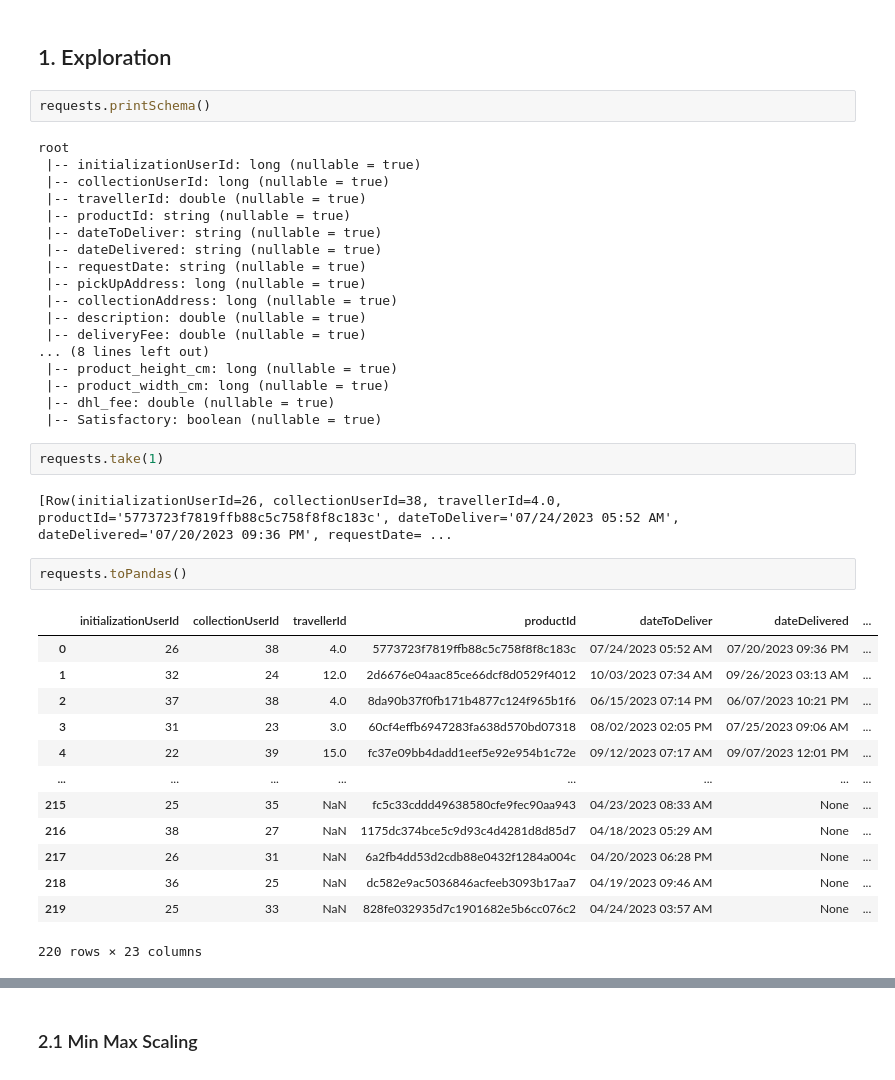
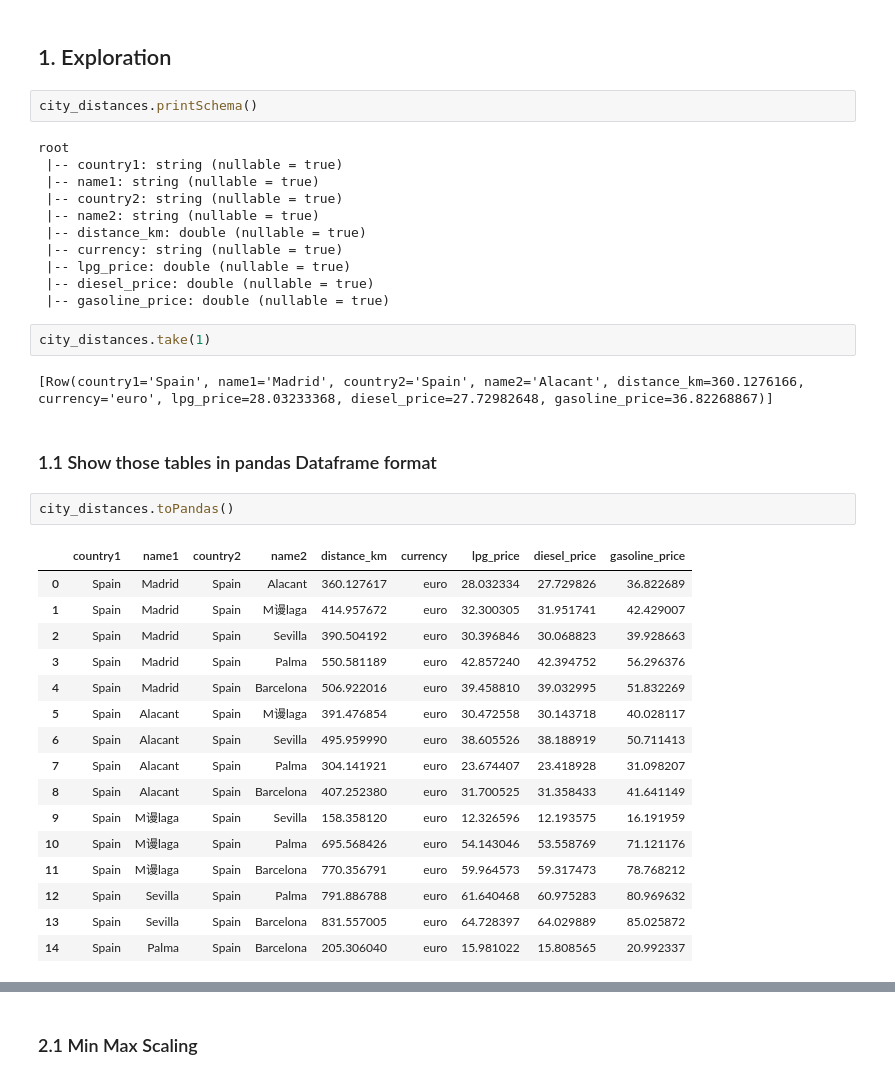
Before and after one commit to SYusupov/BDM_Cargo_Analytics, a Jupyter notebook: predictive_analysis/DeliveryFee_Regression.ipynb, the cells around one changed output, grey strips where cells are left out. Saved outputs shown, nothing was run; the diff lists cells and outputs as text.

```diff
--- a/predictive_analysis/DeliveryFee_Regression.ipynb
+++ b/predictive_analysis/DeliveryFee_Regression.ipynb
@@ -37,42 +83,40 @@ requests = sc.read \
 # %% [markdown]
 ## 1. Exploration
 # %%
-requests.printSchema()
+city_distances.printSchema()
 # %% [output]
 root
- |-- initializationUserId: long (nullable = true)
- |-- collectionUserId: long (nullable = true)
- |-- travellerId: double (nullable = true)
- |-- productId: string (nullable = true)
- |-- dateToDeliver: string (nullable = true)
- |-- dateDelivered: string (nullable = true)
- |-- requestDate: string (nullable = true)
- |-- pickUpAddress: long (nullable = true)
- |-- collectionAddress: long (nullable = true)
- |-- description: double (nullable = true)
- |-- deliveryFee: double (nullable = true)
-... (8 lines left out)
- |-- product_height_cm: long (nullable = true)
- |-- product_width_cm: long (nullable = true)
- |-- dhl_fee: double (nullable = true)
- |-- Satisfactory: boolean (nullable = true)
+ |-- country1: string (nullable = true)
+ |-- name1: string (nullable = true)
+ |-- country2: string (nullable = true)
+ |-- name2: string (nullable = true)
+ |-- distance_km: double (nullable = true)
+ |-- currency: string (nullable = true)
+ |-- lpg_price: double (nullable = true)
+ |-- diesel_price: double (nullable = true)
+ |-- gasoline_price: double (nullable = true)
-# %%
-requests.take(1)
-# %% [output]
-[Row(initializationUserId=26, collectionUserId=38, travellerId=4.0, productId='5773723f7819ffb88c5c758f8f8c183c', dateToDeliver='07/24/2023 05:52 AM', dateDelivered='07/20/2023 09:36 PM', requestDate= ...
+# %%
+city_distances.take(1)
+# %% [output]
+[Row(country1='Spain', name1='Madrid', country2='Spain', name2='Alacant', distance_km=360.1276166, currency='euro', lpg_price=28.03233368, diesel_price=27.72982648, gasoline_price=36.82268867)]
+# %% [markdown]
+### 1.1 Show those tables in pandas Dataframe format
 # %%
-requests.toPandas()
+city_distances.toPandas()
 # %% [output]
-|  | initializationUserId | collectionUserId | travellerId | productId | dateToDeliver | dateDelivered | ... |
-| 0 | 26 | 38 | 4.0 | 5773723f7819ffb88c5c758f8f8c183c | 07/24/2023 05:52 AM | 07/20/2023 09:36 PM | ... |
-| 1 | 32 | 24 | 12.0 | 2d6676e04aac85ce66dcf8d0529f4012 | 10/03/2023 07:34 AM | 09/26/2023 03:13 AM | ... |
-| 2 | 37 | 38 | 4.0 | 8da90b37f0fb171b4877c124f965b1f6 | 06/15/2023 07:14 PM | 06/07/2023 10:21 PM | ... |
-| 3 | 31 | 23 | 3.0 | 60cf4effb6947283fa638d570bd07318 | 08/02/2023 02:05 PM | 07/25/2023 09:06 AM | ... |
-| 4 | 22 | 39 | 15.0 | fc37e09bb4dadd1eef5e92e954b1c72e | 09/12/2023 07:17 AM | 09/07/2023 12:01 PM | ... |
-| ... | ... | ... | ... | ... | ... | ... | ... |
-| 215 | 25 | 35 | NaN | fc5c33cddd49638580cfe9fec90aa943 | 04/23/2023 08:33 AM | None | ... |
-| 216 | 38 | 27 | NaN | 1175dc374bce5c9d93c4d4281d8d85d7 | 04/18/2023 05:29 AM | None | ... |
-| 217 | 26 | 31 | NaN | 6a2fb4dd53d2cdb88e0432f1284a004c | 04/20/2023 06:28 PM | None | ... |
-| 218 | 36 | 25 | NaN | dc582e9ac5036846acfeeb3093b17aa7 | 04/19/2023 09:46 AM | None | ... |
-| 219 | 25 | 33 | NaN | 828fe032935d7c1901682e5b6cc076c2 | 04/24/2023 03:57 AM | None | ... |
+|  | country1 | name1 | country2 | name2 | distance_km | currency | lpg_price | diesel_price | gasoline_price |
+| 0 | Spain | Madrid | Spain | Alacant | 360.127617 | euro | 28.032334 | 27.729826 | 36.822689 |
+| 1 | Spain | Madrid | Spain | M谩laga | 414.957672 | euro | 32.300305 | 31.951741 | 42.429007 |
+| 2 | Spain | Madrid | Spain | Sevilla | 390.504192 | euro | 30.396846 | 30.068823 | 39.928663 |
+| 3 | Spain | Madrid | Spain | Palma | 550.581189 | euro | 42.857240 | 42.394752 | 56.296376 |
+| 4 | Spain | Madrid | Spain | Barcelona | 506.922016 | euro | 39.458810 | 39.032995 | 51.832269 |
+| 5 | Spain | Alacant | Spain | M谩laga | 391.476854 | euro | 30.472558 | 30.143718 | 40.028117 |
+| 6 | Spain | Alacant | Spain | Sevilla | 495.959990 | euro | 38.605526 | 38.188919 | 50.711413 |
+| 7 | Spain | Alacant | Spain | Palma | 304.141921 | euro | 23.674407 | 23.418928 | 31.098207 |
+| 8 | Spain | Alacant | Spain | Barcelona | 407.252380 | euro | 31.700525 | 31.358433 | 41.641149 |
+| 9 | Spain | M谩laga | Spain | Sevilla | 158.358120 | euro | 12.326596 | 12.193575 | 16.191959 |
+| 10 | Spain | M谩laga | Spain | Palma | 695.568426 | euro | 54.143046 | 53.558769 | 71.121176 |
+| 11 | Spain | M谩laga | Spain | Barcelona | 770.356791 | euro | 59.964573 | 59.317473 | 78.768212 |
+| 12 | Spain | Sevilla | Spain | Palma | 791.886788 | euro | 61.640468 | 60.975283 | 80.969632 |
+| 13 | Spain | Sevilla | Spain | Barcelona | 831.557005 | euro | 64.728397 | 64.029889 | 85.025872 |
+| 14 | Spain | Palma | Spain | Barcelona | 205.306040 | euro | 15.981022 | 15.808565 | 20.992337 |
-220 rows × 23 columns
```
Also changed, not shown: parts of 25 cells of this notebook, 5 other files.
